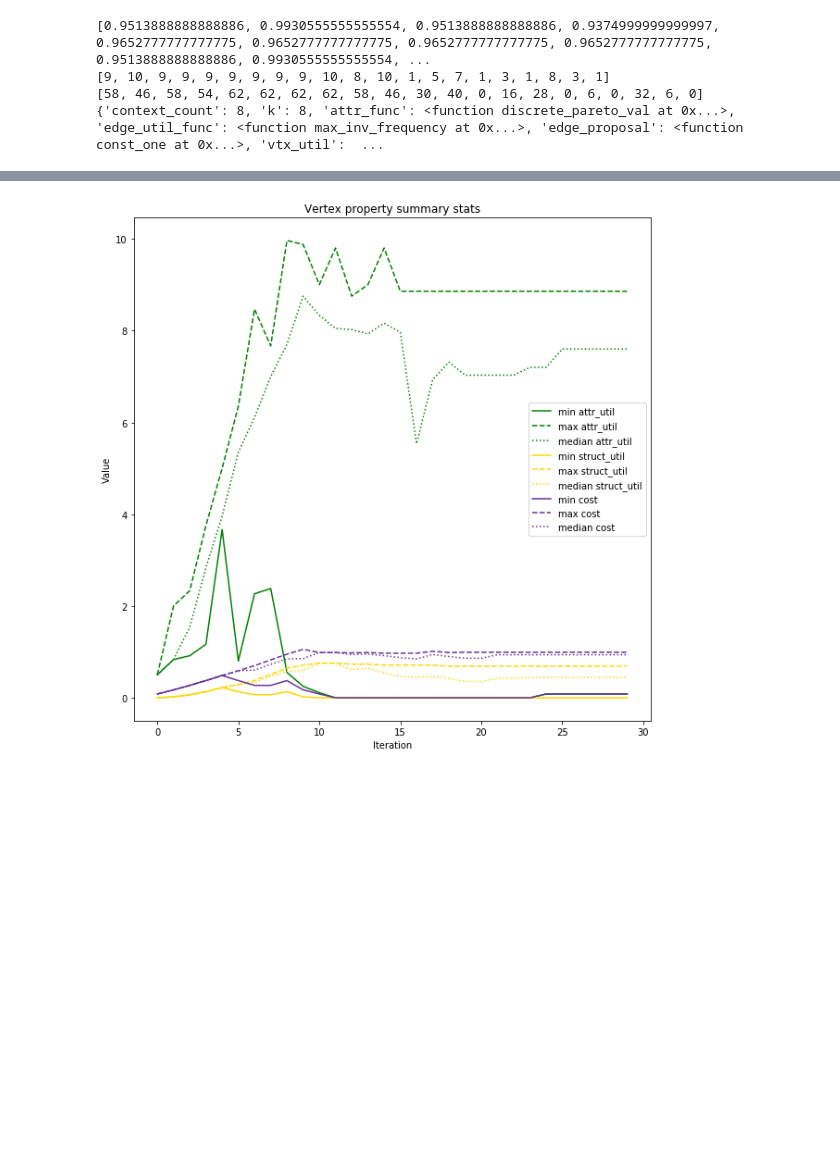
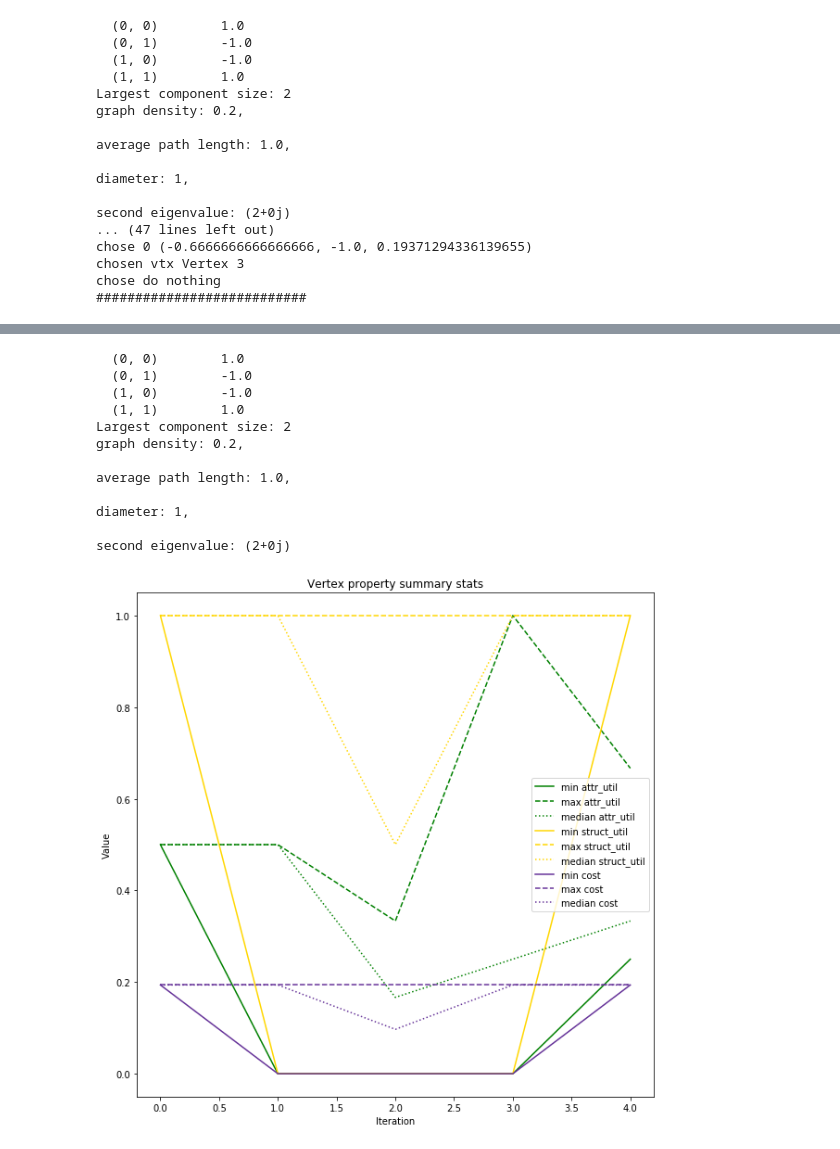
Before and after one commit to CrowdDynamicsLab/IESimulation, a Jupyter notebook: attribute_copying_growth.ipynb, the cells around one changed output, grey strips where cells are left out. Cells and saved outputs as stored; diff of their text form; code cells hidden in the pictures; blank space fills up the shorter version.

```diff
--- a/attribute_copying_growth.ipynb
+++ b/attribute_copying_growth.ipynb
@@ -21,14 +22,14 @@ params = {
     'edge_selection' : attr_util.seq_projection_edge_edit,
     'attr_copy' : attr_util.freq_attr_copy,
     'seed_type' : 'clique', # Type of seed network
-    'max_clique_size' : 10,
+    'max_clique_size' : 5,
     'vtx_types' :
         {
             'wide' : { 'likelihood' : 0.0,
                       'struct_util' : attr_util.degree_util,
                       'color' : 'blue' },
             'tall' : { 'likelihood' : 1.0,
-                      'struct_util' : attr_util.potential_density,
+                      'struct_util' : attr_util.neighborhood_min_cut,
                       'color' : 'red' }
         }
 }
@@ -83,30 +98,13 @@ def plot_distributions(G):
     plt.hist(metric_dists, bins, alpha=0.5, label=dist_labels)
     plt.legend(loc='upper right')
     plt.show()
-# %%
-def print_metrics(G):
-    gd = graph_density(G)
-    eig2 = second_eigv(G)
-    sw = social_edge_welfare(G)
-    try:
-        avg_pl = apl(G)
-    except:
-        avg_pl = -1
-    try:
-        diameter = diam(G)
-    except:
-        diameter = -1
-
-    print("""Graph density: {0}, \n
-    average path length: {1}, \n
-    diameter: {2}, \n
-    second eigenvalue: {3}, \n
-    social edge welfare: {4} \n""".format(gd, avg_pl, diameter, eig2, sw))
 # %%
 G = attribute_network(_N, params)
 
-num_iters = 30
-add_to_iter = 20
+# Simul + some vis parameters
+num_iters = 5
+add_to_iter = 5
+show_last = 2
 
 summary_stat_vals = ['attr_util', 'struct_util', 'cost']
 summary_funcs = [ min, max, np.median ]
@@ -137,12 +135,9 @@ for it in range(num_iters):
             ss_val = summary_funcs[fi](values[si])
             summary_stats[summary_stat_vals[si]][summary_func_names[fi]].append(ss_val)
 
-    if it >= num_iters - 2:
-        print([ attr_util.calc_cost(u, G) for u in G.vertices ])
-        print(([ u.degree for u in G.vertices ]))
-        print(([ u.nborhood_degree for u in G.vertices ]))
-        print(G.sim_params)
+    if it >= num_iters - show_last:
         vis.draw_graph(G)
+        print_metrics(G)
 
 plt.figure(figsize=(10,10))
 x_vals = list(range(num_iters))
@@ -167,4 +175,17 @@ plt.show()
-[0.9513888888888886, 0.9930555555555554, 0.9513888888888886, 0.9374999999999997, 0.9652777777777775, 0.9652777777777775, 0.9652777777777775, 0.9652777777777775, 0.9513888888888886, 0.9930555555555554, ...
-[9, 10, 9, 9, 9, 9, 9, 9, 9, 10, 8, 10, 1, 5, 7, 1, 3, 1, 8, 3, 1]
-[58, 46, 58, 54, 62, 62, 62, 62, 58, 46, 30, 40, 0, 16, 28, 0, 6, 0, 32, 6, 0]
-{'context_count': 8, 'k': 8, 'attr_func': <function discrete_pareto_val at 0x...>, 'edge_util_func': <function max_inv_frequency at 0x...>, 'edge_proposal': <function const_one at 0x...>, 'vtx_util':  ...
+  (0, 0)        1.0
+  (0, 1)        -1.0
+  (1, 0)        -1.0
+  (1, 1)        1.0
+Largest component size: 2
+graph density: 0.2,
+
+average path length: 1.0,
+
+diameter: 1,
+
+second eigenvalue: (2+0j)
+... (47 lines left out)
+chose 0 (-0.6666666666666666, -1.0, 0.19371294336139655)
+chosen vtx Vertex 3
+chose do nothing
+###########################
@@ -172 +193,13 @@ plt.show()
+  (0, 0)        1.0
+  (0, 1)        -1.0
+  (1, 0)        -1.0
+  (1, 1)        1.0
+Largest component size: 2
+graph density: 0.2,
+
+average path length: 1.0,
+
+diameter: 1,
+
+second eigenvalue: (2+0j)
-[figure, old version]
+[figure, new version]
```
Also changed, not shown: parts of 3 cells of this notebook, 2 other files.
